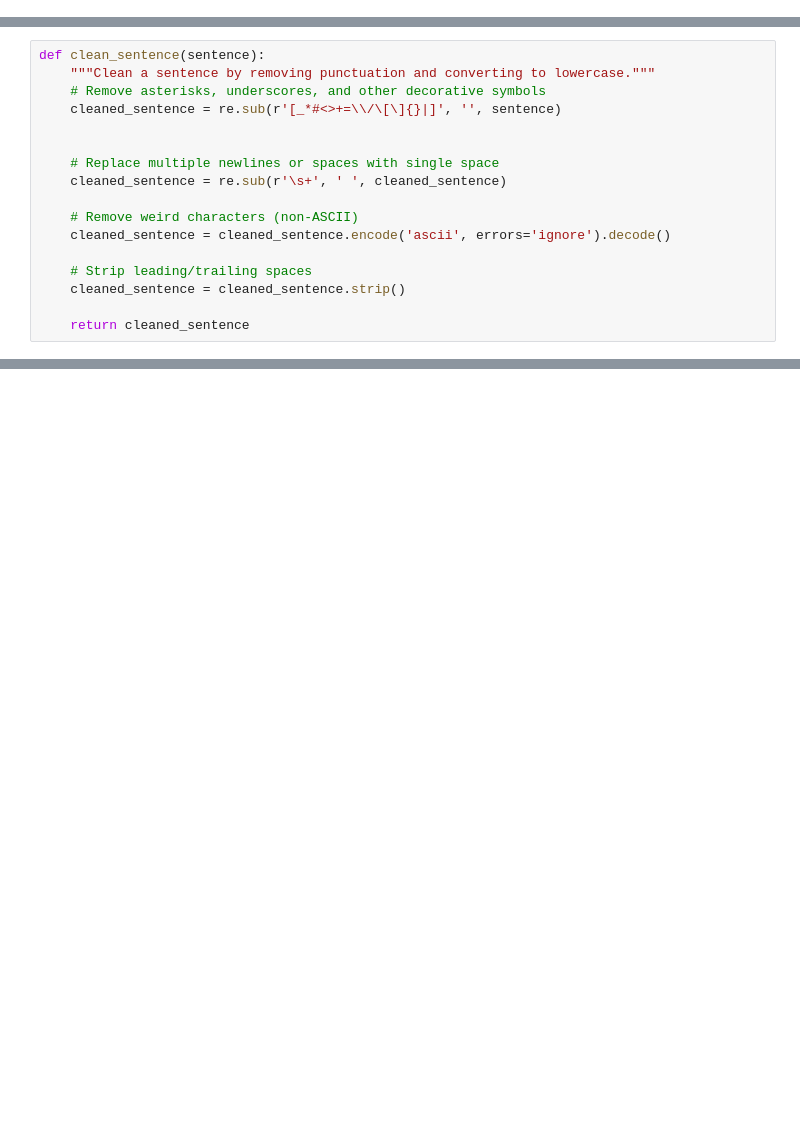
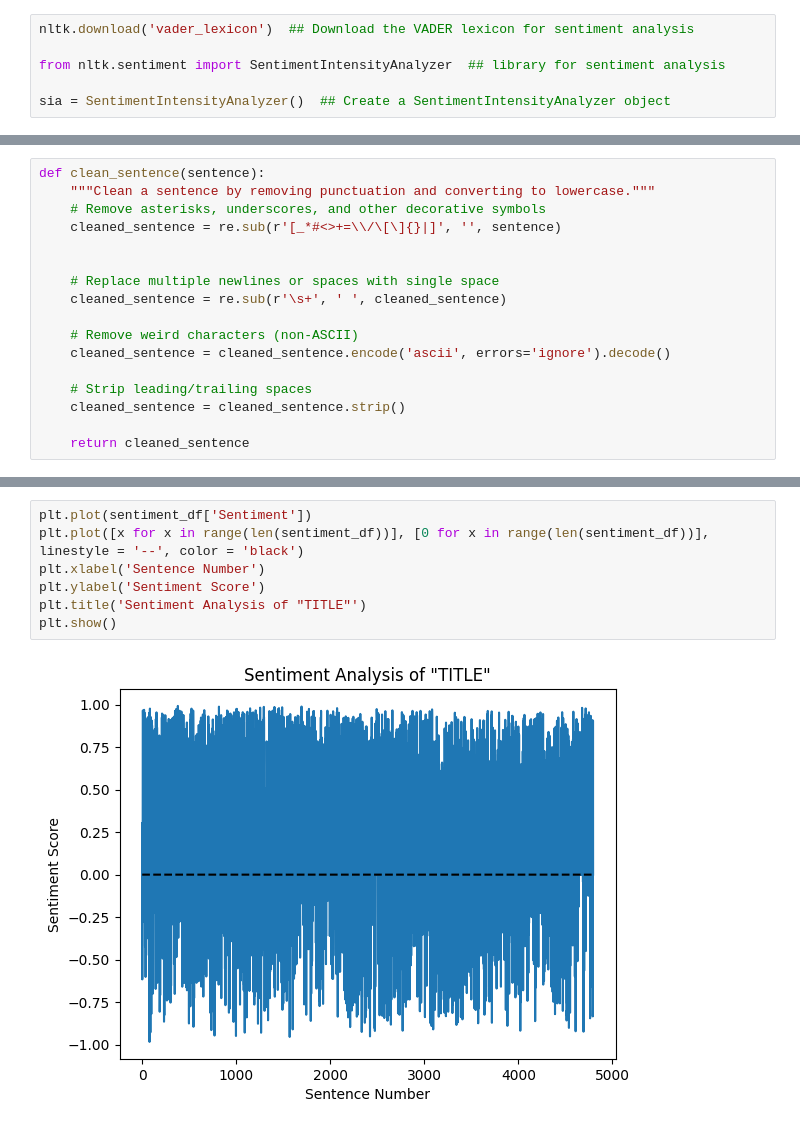
Before and after one commit to ampivirotto/virtual_workshops, a Jupyter notebook: austen/austen_exercise.ipynb, the cells around one changed output, grey strips where cells are left out. Drawn from its saved outputs; the diff is of its cells as text; blank space fills up the shorter version.

```diff
--- a/austen/austen_exercise.ipynb
+++ b/austen/austen_exercise.ipynb
@@ -58,0 +393,6 @@ all_books_text = {}
+# %%
+nltk.download('vader_lexicon')  ## Download the VADER lexicon for sentiment analysis
+
+from nltk.sentiment import SentimentIntensityAnalyzer  ## library for sentiment analysis
+
+sia = SentimentIntensityAnalyzer()  ## Create a SentimentIntensityAnalyzer object
@@ -75,0 +507,9 @@ def clean_sentence(sentence):
+# %%
+plt.plot(sentiment_df['Sentiment'])
+plt.plot([x for x in range(len(sentiment_df))], [0 for x in range(len(sentiment_df))], linestyle = '--', color = 'black')
+plt.xlabel('Sentence Number')
+plt.ylabel('Sentiment Score')
+plt.title('Sentiment Analysis of "TITLE"')
+plt.show()
+# %% [output]
+[figure, added]
```
Also changed, not shown: parts of 53 cells of this notebook, 6 other files.
